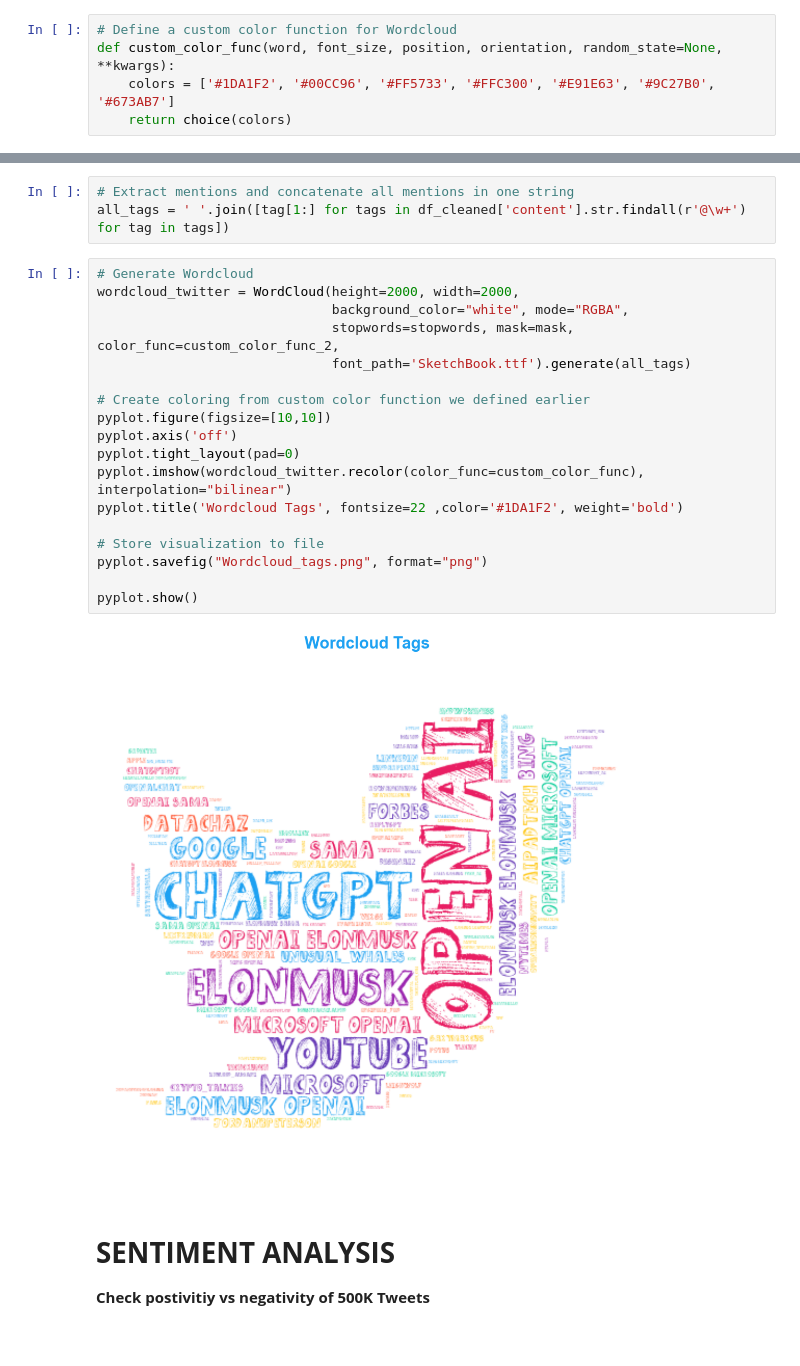
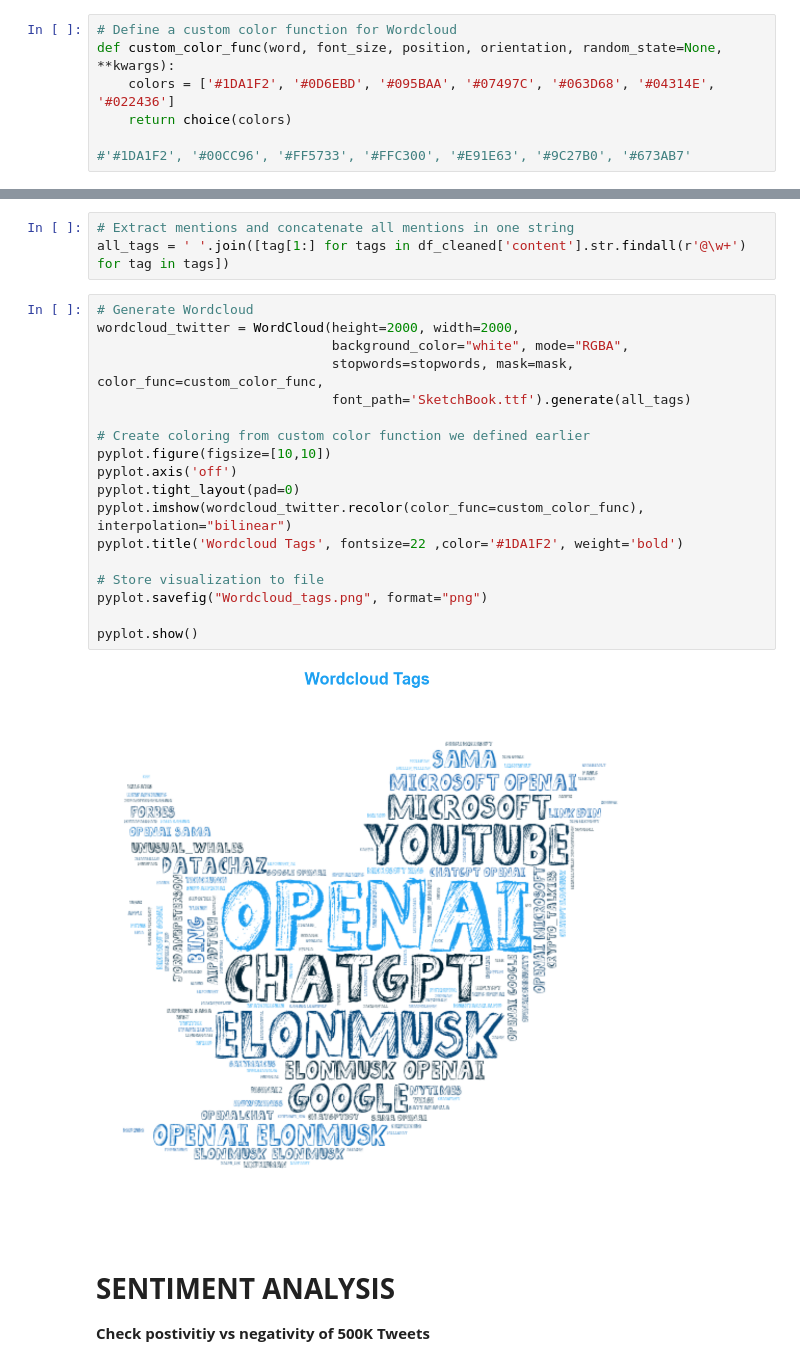
Before and after one commit to kevkillion/TwitterBot_ChatGPT, a Jupyter notebook: main.ipynb, the cells around one changed output, grey strips where cells are left out. Cells and saved outputs as stored; diff of their text form.

```diff
--- a/main.ipynb
+++ b/main.ipynb
@@ -387,8 +377,10 @@ filtered_df.tail()
 # %%
 # Define a custom color function for Wordcloud
 def custom_color_func(word, font_size, position, orientation, random_state=None, **kwargs):
-    colors = ['#1DA1F2', '#00CC96', '#FF5733', '#FFC300', '#E91E63', '#9C27B0', '#673AB7']
+    colors = ['#1DA1F2', '#0D6EBD', '#095BAA', '#07497C', '#063D68', '#04314E', '#022436']
     return choice(colors)
+
+#'#1DA1F2', '#00CC96', '#FF5733', '#FFC300', '#E91E63', '#9C27B0', '#673AB7'
 # %%
 # Generate a word cloud image
 mask = np.array(Image.open("Logo-Twitter.png"))
@@ -423,23 +415,23 @@ all_tags = ' '.join([tag[1:] for tags in df_cleaned['content'].str.findall(r'@\w
 # %%
 # Generate Wordcloud
 wordcloud_twitter = WordCloud(height=2000, width=2000,
                               background_color="white", mode="RGBA",
-                              stopwords=stopwords, mask=mask, color_func=custom_color_func_2,
+                              stopwords=stopwords, mask=mask, color_func=custom_color_func,
                               font_path='SketchBook.ttf').generate(all_tags)
 
 # Create coloring from custom color function we defined earlier
 pyplot.figure(figsize=[10,10])
 pyplot.axis('off')
 pyplot.tight_layout(pad=0)
 pyplot.imshow(wordcloud_twitter.recolor(color_func=custom_color_func), interpolation="bilinear")
 pyplot.title('Wordcloud Tags', fontsize=22 ,color='#1DA1F2', weight='bold')
 
 # Store visualization to file
 pyplot.savefig("Wordcloud_tags.png", format="png")
 
 pyplot.show()
 # %% [output]
-[figure, old version]
+[figure, new version]
 # %% [markdown]
 # **SENTIMENT ANALYSIS**
 **Check postivitiy vs negativity of 500K Tweets**
```
Also changed, not shown: parts of 14 cells of this notebook.
